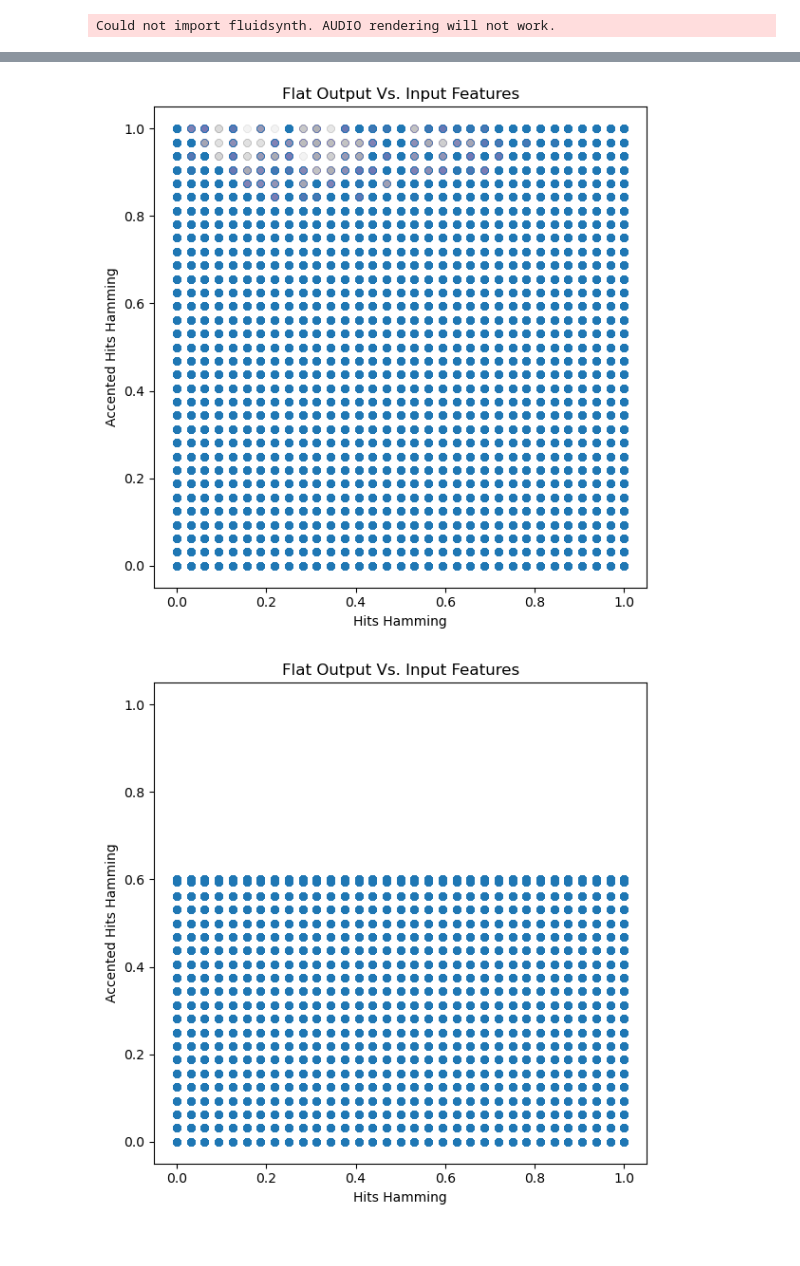
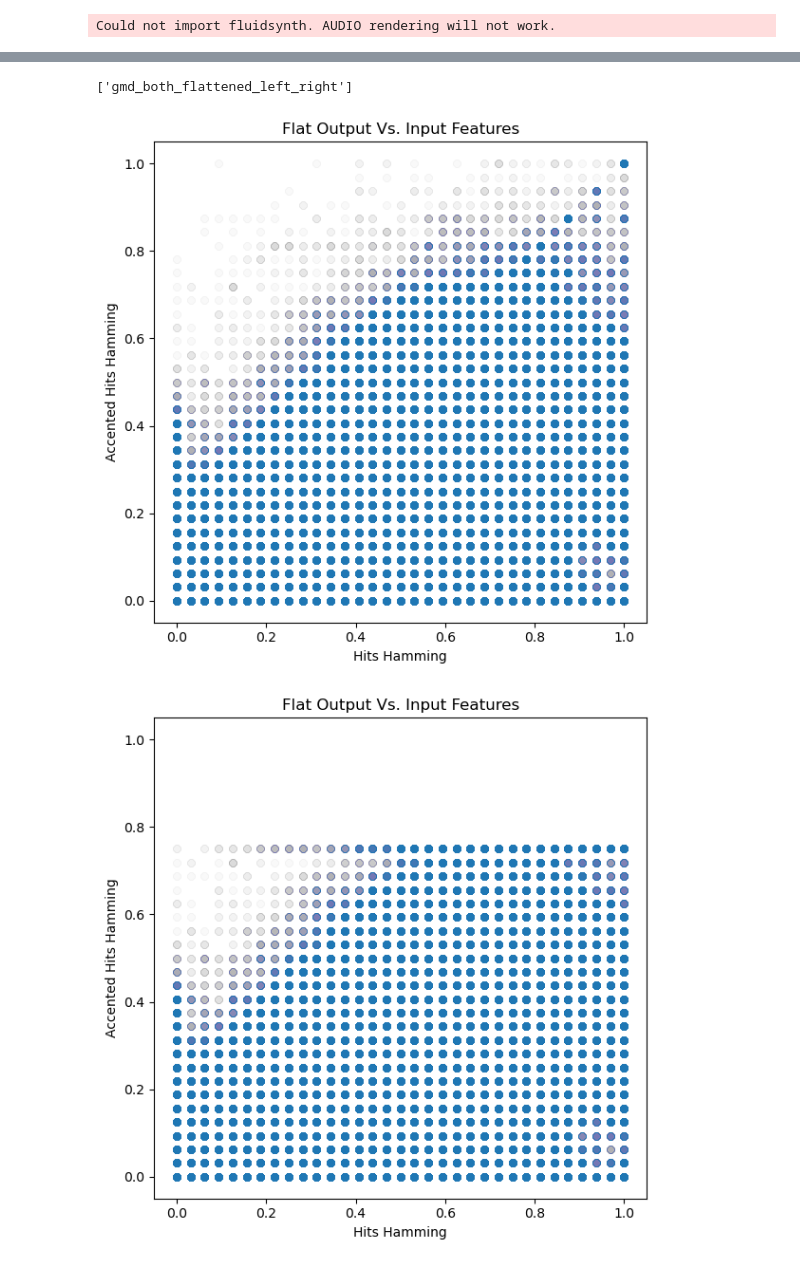
Before and after one commit to behzadhaki/TripleStreams, a Jupyter notebook: TorchDataloader.ipynb, the cells around one changed output, grey strips where cells are left out. Saved outputs shown, nothing was run; the diff lists cells and outputs as text; code cells hidden in the pictures.

```diff
--- a/TorchDataloader.ipynb
+++ b/TorchDataloader.ipynb
@@ -14,7 +14,7 @@ available_datasets_path = {
     "lmd": "data/triple_streams/split_2bars/lmd_top_four/compiled_data/lmd.pkl.bz2"
 }
 # %%
-dataset_tags = ["candombe", "elbg", "gmd", "tmd", "lmd"]
+dataset_tags = ["elbg"]   # "lmd" is not included here
 loaded_datasets = {}
 
 for dataset_tag in dataset_tags:
@@ -31,15 +45,12 @@ print(loaded_datasets.keys())
 # %%
-# sample_ix = 100 # for each sample 24 variations
-# input_hvos = loaded_datasets["input_hvos"][sample_ix*24: ((sample_ix+1)*24)]
-# output_hvos = loaded_datasets["output_hvos"][sample_ix*24: ((sample_ix+1)*24)]
-# metadatas = loaded_datasets["all_metadata"][sample_ix*24: ((sample_ix+1)*24)]
-# print(len(input_hvos), len(output_hvos), len(metadatas))
-# print(loaded_datasets["OF_Input Hamming"][sample_ix*24: ((sample_ix+1)*24)])
-# print(loaded_datasets["OF_Input Hamming Accent"][sample_ix*24: ((sample_ix+1)*24)])
-# print(loaded_datasets["OS1_OF Jaccard"][sample_ix*24: ((sample_ix+1)*24)])
-# print(loaded_datasets["OS2_OF Jaccard"][sample_ix*24: ((sample_ix+1)*24)])
-# print(loaded_datasets["OS3_OF Jaccard"][sample_ix*24: ((sample_ix+1)*24)])
-# create_multitab_from_HVO_Sequences(compile_into_list_of_hvo_seqs(input_hvos, output_hvos, metadatas, qpms=None))
+gmd_sets = []
+for meta in loaded_datasets["all_metadata"]:
+    tag = "gmd_"+"_".join(sorted([meta['stream_0'], meta['stream_1'], meta['stream_2'], meta['stream_3']]))
+    if tag not in gmd_sets:
+        gmd_sets.append(tag)
+gmd_sets
+# %% [output]
+['gmd_both_flattened_left_right']
 # %%
 plot_scatter_distribution(
     feat1=loaded_datasets["OF_Input Hamming"],
@@ -56,25 +67,26 @@ create_heatmap_histogram_from_lists(
     title="Flat Output Vs. Input Features"
 )
 # %% [output]
-[figure, old version]
+[figure, new version]
 # %%
 # clip accents at 0.75
-clipped_accents = [min(v, 0.6) for v in loaded_datasets["OF_Input Hamming Accent"]]
+clipped_accents = [min(v, 0.75) for v in loaded_datasets["OF_Input Hamming Accent"]]
 
 plot_scatter_distribution(
     feat1=loaded_datasets["OF_Input Hamming"],
     feat2=clipped_accents,
     xlabel="Hits Hamming",
     ylabel="Accented Hits Hamming",
     title="Flat Output Vs. Input Features"
 )
 create_heatmap_histogram_from_lists(
     feat1=loaded_datasets["OF_Input Hamming"],
     feat2=clipped_accents,
     xlabel="Hits Hamming",
     ylabel="Accented Hits Hamming",
     title="Flat Output Vs. Input Features",
-    clip_counts_at=5000
+    clip_counts_at=50000,
+    saturate_colors_only=True
 )
 # %% [output]
-[figure, old version]
+[figure, new version]
```
Also changed, not shown: parts of 2 cells of this notebook, 2 other files.
